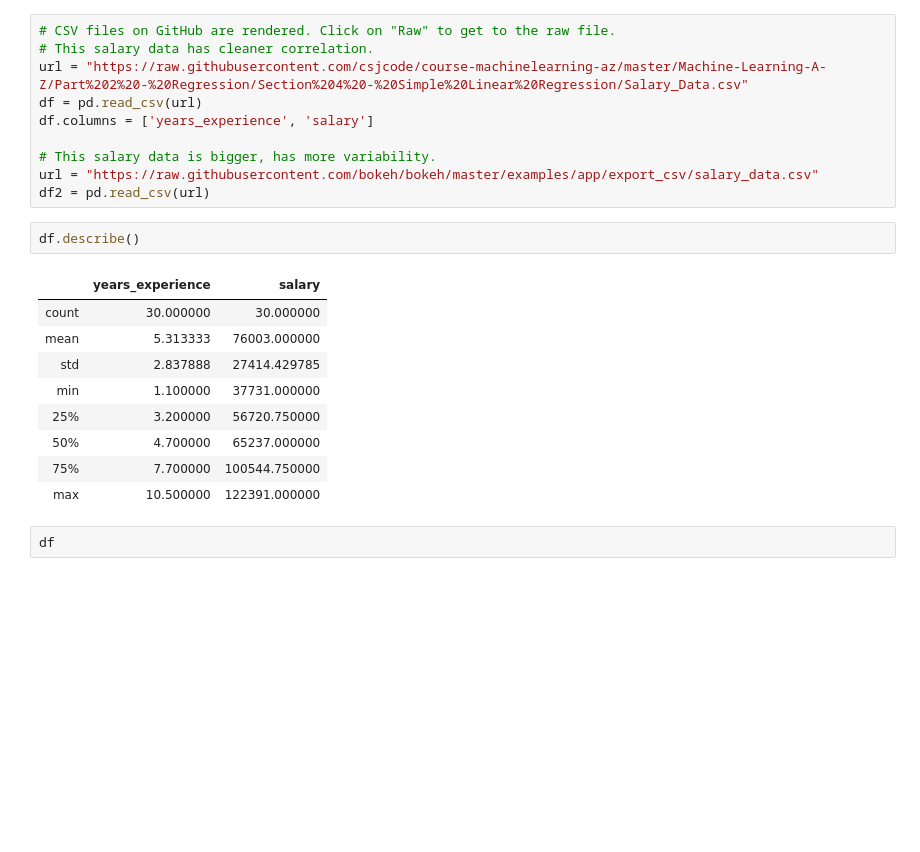
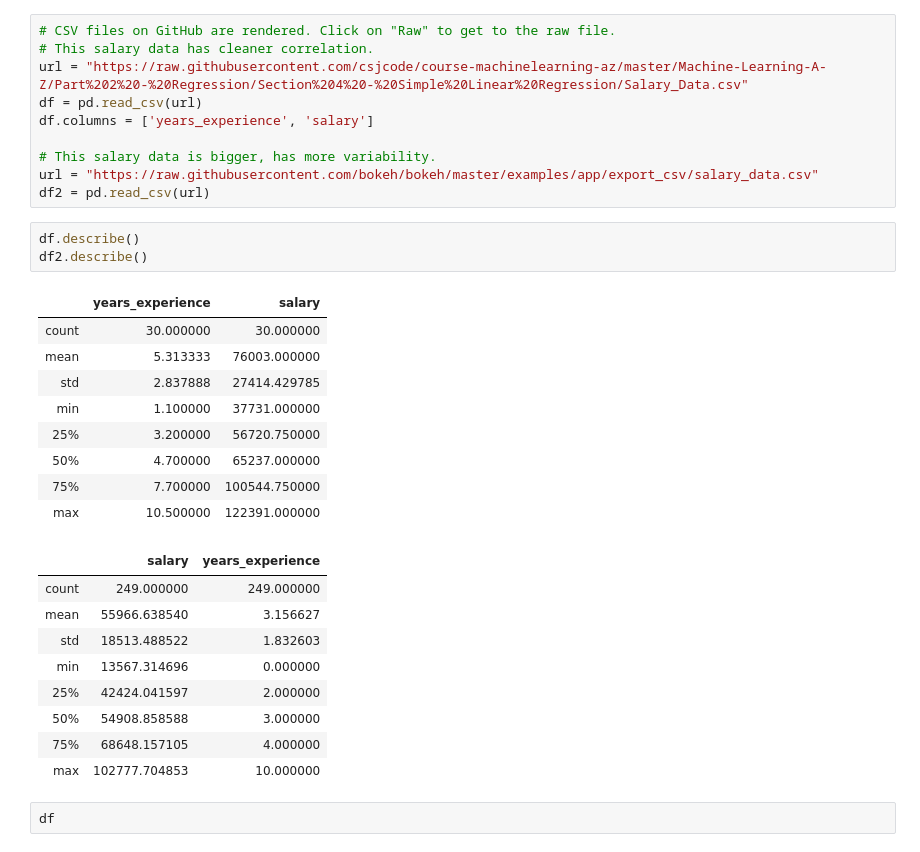
Before and after one commit to AnthonyVerardi/Home, a Jupyter notebook: Notebooks/regression_intro_AV.ipynb, the cells around one changed output. Cells and saved outputs as stored; diff of their text form; blank space fills up the shorter version.

```diff
--- a/Notebooks/regression_intro_AV.ipynb
+++ b/Notebooks/regression_intro_AV.ipynb
@@ -55,16 +55,26 @@ url = "https://raw.githubusercontent.com/bokeh/bokeh/master/examples/app/export_
 df2 = pd.read_csv(url)
 # %%
 df.describe()
+df2.describe()
 # %% [output]
 |  | years_experience | salary |
 | count | 30.000000 | 30.000000 |
 | mean | 5.313333 | 76003.000000 |
 | std | 2.837888 | 27414.429785 |
 | min | 1.100000 | 37731.000000 |
 | 25% | 3.200000 | 56720.750000 |
 | 50% | 4.700000 | 65237.000000 |
 | 75% | 7.700000 | 100544.750000 |
 | max | 10.500000 | 122391.000000 |
+|  | salary | years_experience |
+| count | 249.000000 | 249.000000 |
+| mean | 55966.638540 | 3.156627 |
+| std | 18513.488522 | 1.832603 |
+| min | 13567.314696 | 0.000000 |
+| 25% | 42424.041597 | 2.000000 |
+| 50% | 54908.858588 | 3.000000 |
+| 75% | 68648.157105 | 4.000000 |
+| max | 102777.704853 | 10.000000 |
 # %%
 df
 # %% [output]
```
Also changed, not shown: parts of 14 cells of this notebook.
